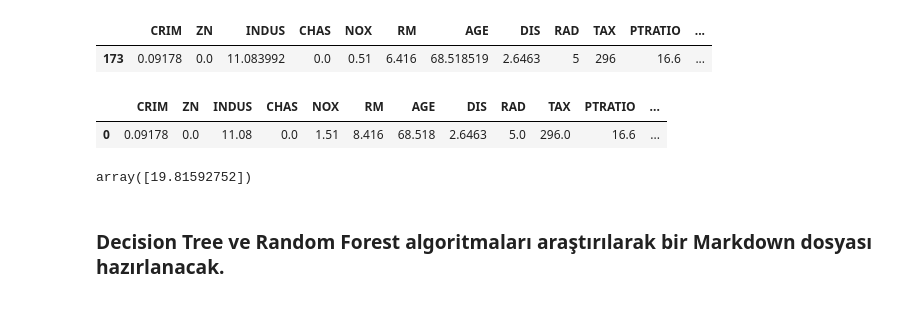
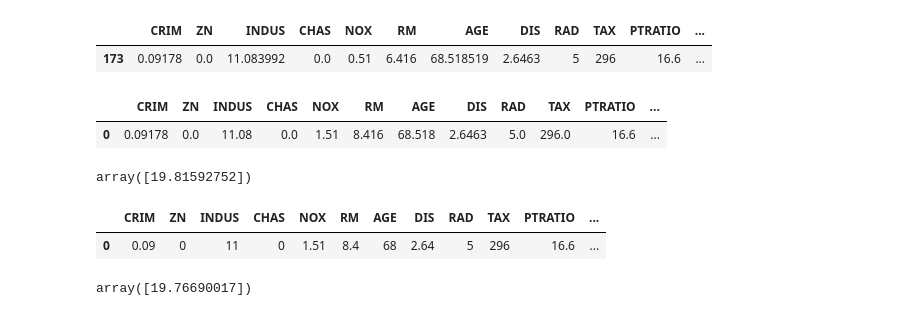
Before and after one commit to halitkalayci/acunmedya-akademi-python-a-conda, a Jupyter notebook: house_price_ml/lineer_regression.ipynb, the cells around one changed output. Cells and saved outputs as stored; diff of their text form; code cells hidden in the pictures.

Commit message:
decision tree1

```diff
--- a/house_price_ml/Untitled.ipynb
+++ b/house_price_ml/lineer_regression.ipynb
@@ -231,5 +243,30 @@ new_house_df
 model.predict(new_house_df)
 # %% [output]
 array([19.81592752])
-# %% [markdown]
-### Decision Tree ve Random Forest algoritmaları araştırılarak bir Markdown dosyası hazırlanacak.
+# %%
+import pandas as pd
+new_house_dict = {
+    "CRIM":0.09,
+    "ZN": 0,
+    "INDUS": 11,
+    "CHAS":0,
+    "NOX":1.51,
+    "RM":8.4,
+    "AGE":68,
+    "DIS":2.64,
+    "RAD":5,
+    "TAX": 296,
+    "PTRATIO": 16.6,
+    "B":395.5,
+    "LSTAT":9.04
+}
+
+new_df = pd.DataFrame([new_house_dict])
+new_df
+# %% [output]
+|  | CRIM | ZN | INDUS | CHAS | NOX | RM | AGE | DIS | RAD | TAX | PTRATIO | ... |
+| 0 | 0.09 | 0 | 11 | 0 | 1.51 | 8.4 | 68 | 2.64 | 5 | 296 | 16.6 | ... |
+# %%
+model.predict(new_df)
+# %% [output]
+array([19.76690017])
```
Also changed, not shown: parts of 3 cells of this notebook, 2 other files.
